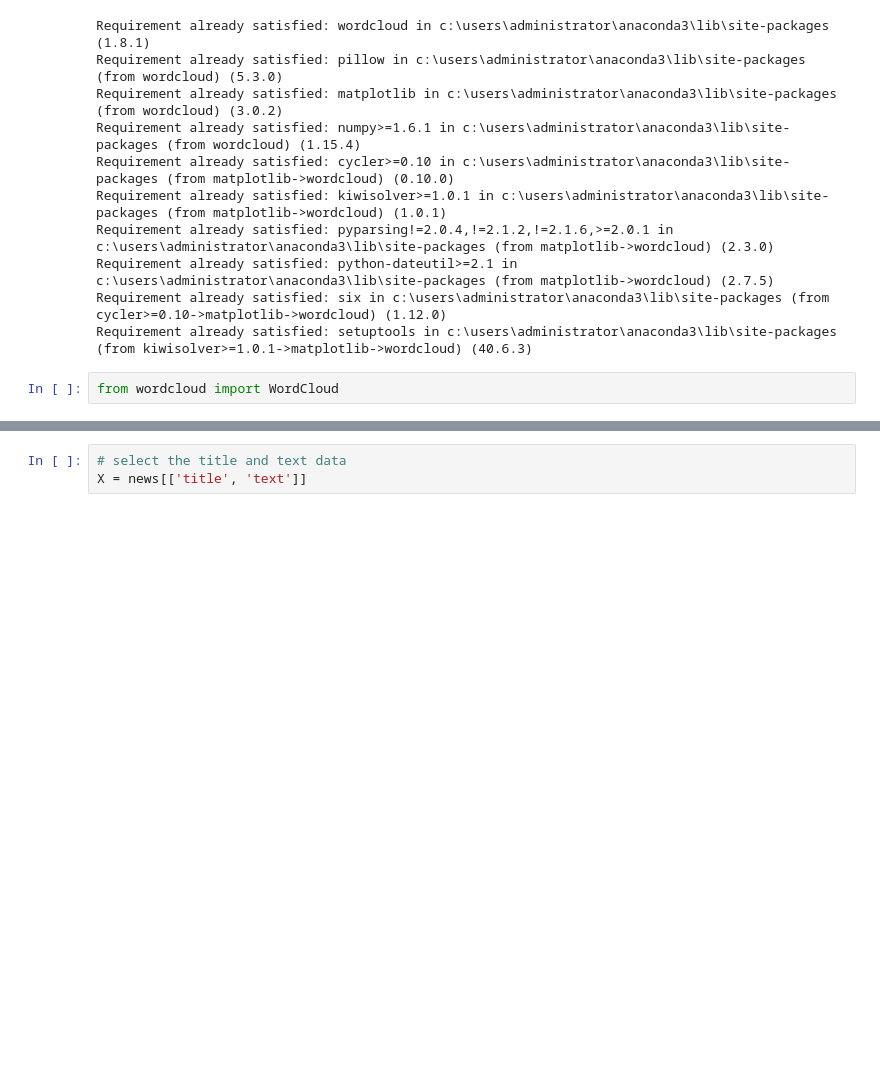
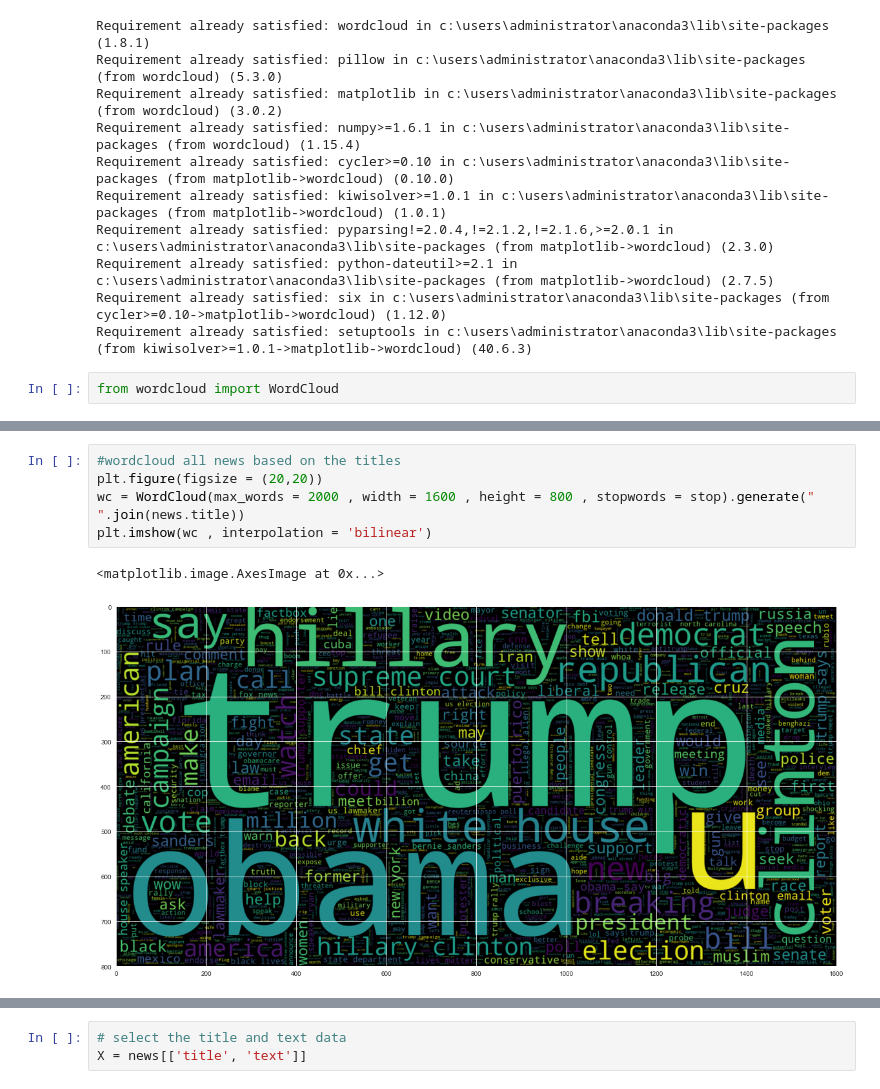
Before and after one commit to SaideT/Fake-News-Detection, a Jupyter notebook: fake_news.ipynb, the cells around one changed output, grey strips where cells are left out. Cells and saved outputs as stored; diff of their text form; blank space fills up the shorter version.

```diff
--- a/fake_news.ipynb
+++ b/fake_news.ipynb
@@ -68,3 +176,11 @@ news.head()
+# %%
+#wordcloud all news based on the titles
+plt.figure(figsize = (20,20))
+wc = WordCloud(max_words = 2000 , width = 1600 , height = 800 , stopwords = stop).generate(" ".join(news.title))
+plt.imshow(wc , interpolation = 'bilinear')
+# %% [output]
+<matplotlib.image.AxesImage at 0x...>
+[figure, added]
 # %%
 sns.set_style("darkgrid")
 sns.countplot(news.label)
```
Also changed, not shown: parts of 52 cells of this notebook.
